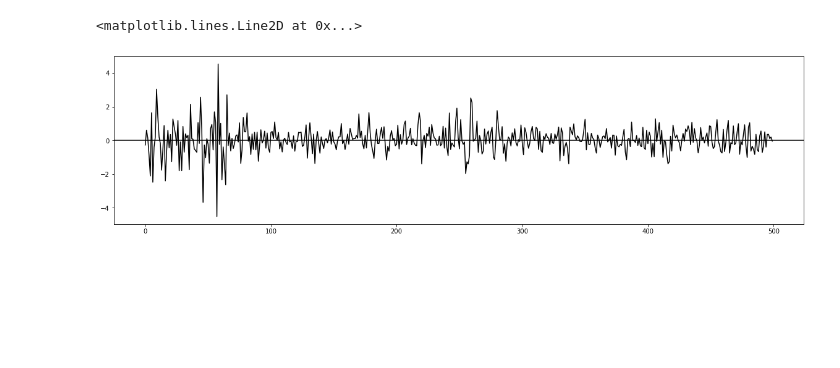
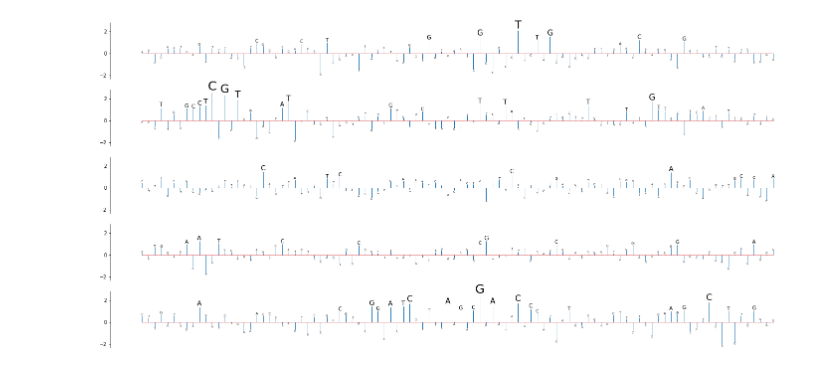
Before and after one commit to deeprob/starrseq_results, a Jupyter notebook: 4_ml_classification_fragment_category/notebooks/1_resnet_tracks.ipynb, the cells around one changed output. Drawn from its saved outputs; the diff is of its cells as text; code cells hidden in the pictures; blank space fills up the shorter version.

```diff
--- a/4_ml_classification_fragment_category/notebooks/1_resnet_tracks.ipynb
+++ b/4_ml_classification_fragment_category/notebooks/1_resnet_tracks.ipynb
@@ -15,6 +17,7 @@ gen_df = pd.DataFrame(gen_arr, columns=["chrm", "start", "end"])
 gen_df.start = gen_df.start.astype("int64")
 gen_df.end = gen_df.end.astype("int64")
 score_df = pd.read_csv(score_file, header=None, names=["ypred", "ytarget", "chrm", "start", "end"])
+genome = Fasta(genome_fasta, as_raw=True)
 # %%
 assert score_df.loc[:, ["chrm", "start", "end"]].equals(gen_df)
 # %%
@@ -38,7 +41,29 @@ score_df
-# %%
-fig, ax = plt.subplots(figsize=(20, 5))
-sns.lineplot(x=range(500), y=attr_arr[14644], ax=ax, color="k")
-ax.axhline(0, color="k", xmin=0, xmax=500)
-# %% [output]
-<matplotlib.lines.Line2D at 0x...>
-[figure, removed]
+# %%
+score_idx = -10
+
+chrm, start, end = score_df.iloc[score_idx].loc[["chrm", "start", "end"]].values
+attr_idx = score_df.iloc[score_idx].name
+seq = list(genome.get_seq(chrm, start, end))
+
+
+nrows=5
+bp_per_row=len(seq)//nrows
+
+fig, ax = plt.subplots(nrows, 1, figsize=(25, 12), sharey=True)
+
+start = 0
+for row in range(nrows):
+    for i in range(start, start + bp_per_row):
+        m = max(0.5, attr_arr[attr_idx][i])
+        m = min(3, m)
+        va = "bottom" if attr_arr[attr_idx][i]>0 else "top"
+        ax[row].text(i-start, attr_arr[attr_idx][i], seq[i], va=va, ha="center", fontsize=10*m)
+
+    markers,stems,base = ax[row].stem(range(bp_per_row), attr_arr[attr_idx][start:start+bp_per_row], markerfmt=" ")
+    plt.setp(stems, 'linewidth', 1)
+    plt.setp(base, 'linewidth', 0.5)
+    ax[row].spines[['right', 'top', "bottom"]].set_visible(False)
+    ax[row].xaxis.set_visible(False)
+    start += bp_per_row
+# %% [output]
+[figure, added]
```
Also changed, not shown: parts of 3 cells of this notebook, 2 other files.
